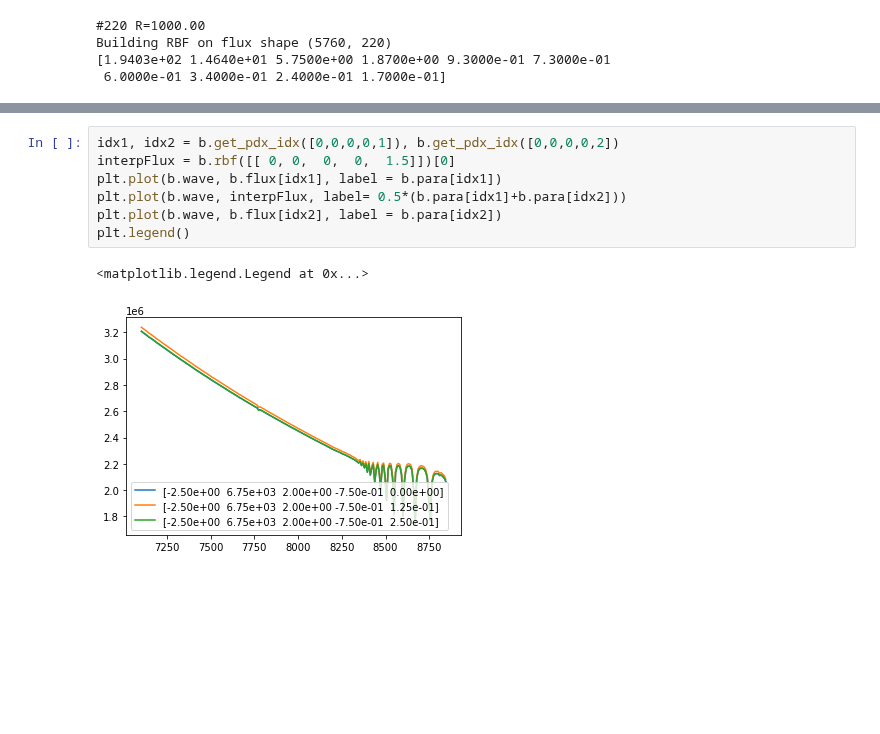
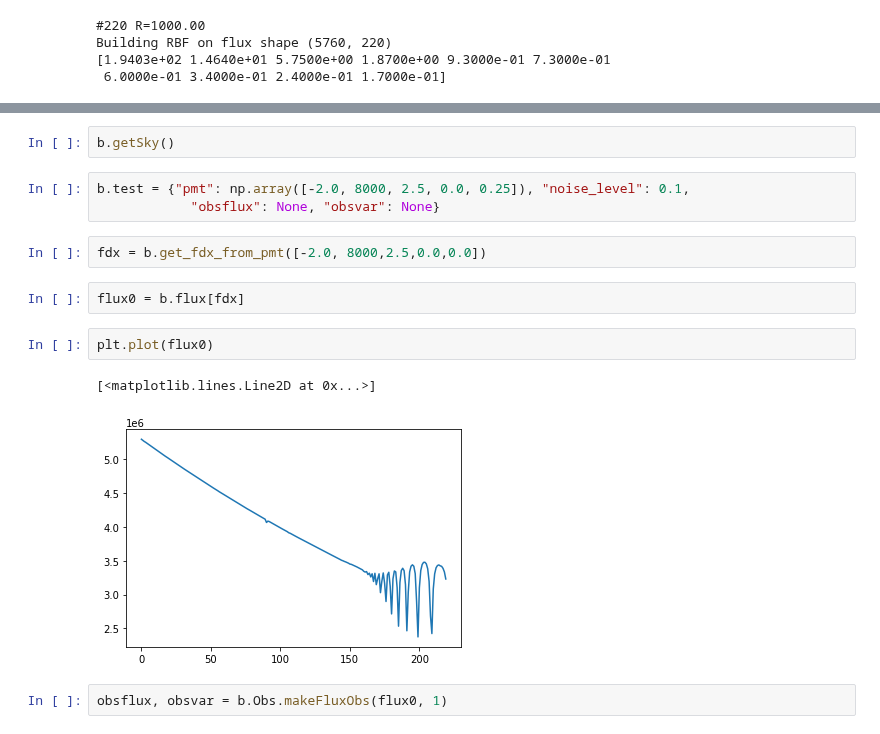
Before and after one commit to ViskaWei/LV, a Jupyter notebook: nb/LLH_PCA.ipynb, the cells around one changed output, grey strips where cells are left out. Cells and saved outputs as stored; diff of their text form; blank space fills up the shorter version.

```diff
--- a/nb/LLH_PCA.ipynb
+++ b/nb/LLH_PCA.ipynb
@@ -51,10 +29,16 @@ plt.legend()
-# %%
-idx1, idx2 = b.get_pdx_idx([0,0,0,0,1]), b.get_pdx_idx([0,0,0,0,2])
-interpFlux = b.rbf([[ 0, 0,  0,  0,  1.5]])[0]
-plt.plot(b.wave, b.flux[idx1], label = b.para[idx1])
-plt.plot(b.wave, interpFlux, label= 0.5*(b.para[idx1]+b.para[idx2]))
-plt.plot(b.wave, b.flux[idx2], label = b.para[idx2])
-plt.legend()
-# %% [output]
-<matplotlib.legend.Legend at 0x...>
-[figure, removed]
+# %%
+b.getSky()
+# %%
+b.test = {"pmt": np.array([-2.0, 8000, 2.5, 0.0, 0.25]), "noise_level": 0.1,
+            "obsflux": None, "obsvar": None}
+# %%
+fdx = b.get_fdx_from_pmt([-2.0, 8000,2.5,0.0,0.0])
+# %%
+flux0 = b.flux[fdx]
+# %%
+plt.plot(flux0)
+# %% [output]
+[<matplotlib.lines.Line2D at 0x...>]
+[figure, added]
+# %%
+obsflux, obsvar = b.Obs.makeFluxObs(flux0, 1)
```
Also changed, not shown: parts of 8 cells of this notebook, 4 other files.
